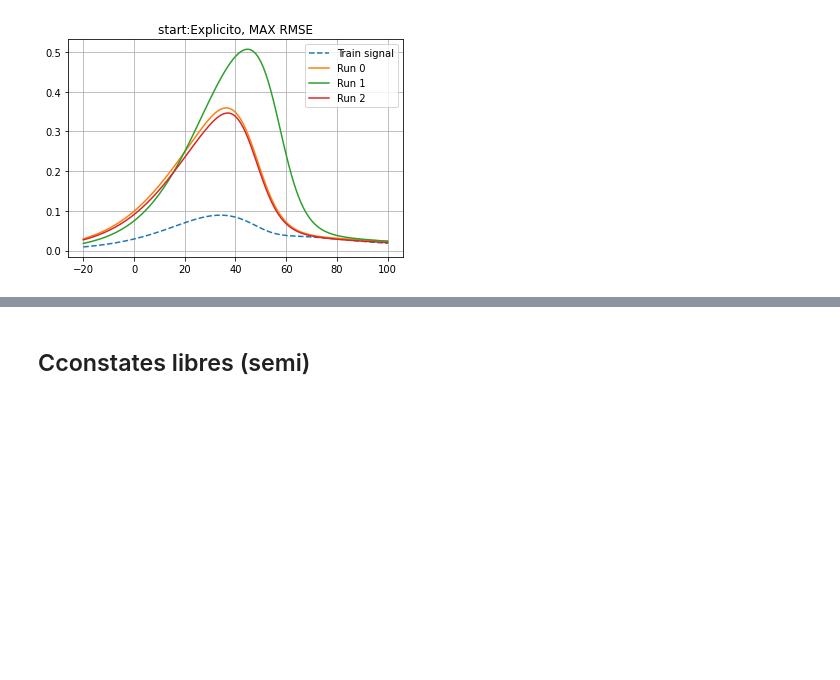
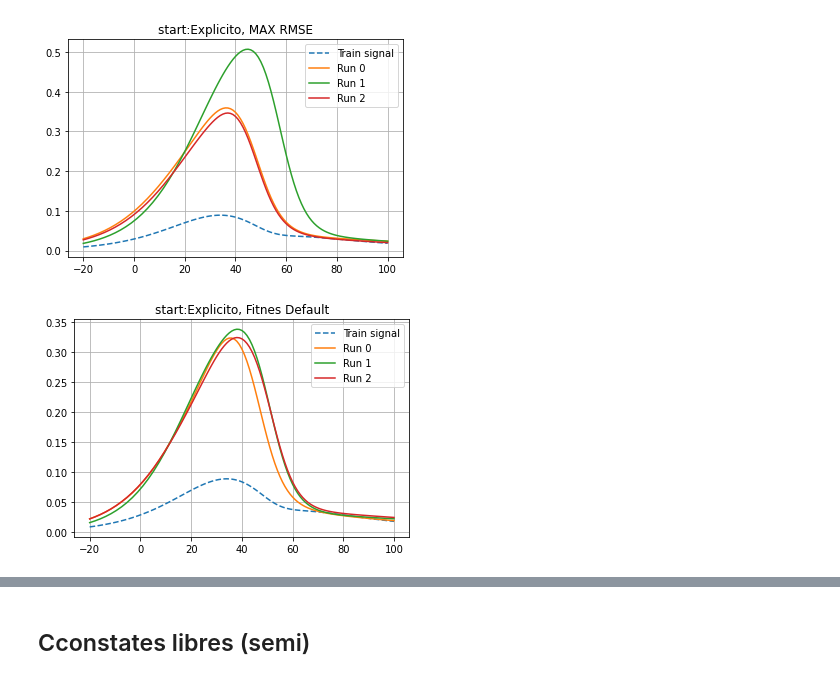
Before and after one commit to nfierroflo/Evolutionary-computation, a Jupyter notebook: evolutivacompletoc1.ipynb, the cells around one changed output, grey strips where cells are left out. Saved outputs shown, nothing was run; the diff lists cells and outputs as text; code cells hidden in the pictures; blank space fills up the shorter version.

```diff
--- a/evolutivacompletoc1.ipynb
+++ b/evolutivacompletoc1.ipynb
@@ -142,3 +142,11 @@ g2=lambda x: (0.428*(1-0.505*(x-59.5)/50.94)/(1+np.exp((26.1-x)/13.93)))*(1-sigm
 plotResult(t,Totalv3,g0(t),g1(t), g2(t),'Explicito, MAX RMSE')
 # %% [output]
 [figure]
+# %%
+g0=lambda x: (0.387*(1-0.459*(x-54.0)/43.68)/(1+np.exp((25.4-x)/13.41)))*(1-sigmoid(0.2*(x-(18.65+27.7))))+(sigmoid(0.2*(x-(07.07+23.5))))*(0.063*(1-0.277)*np.exp((50.69+25.5-x)/48.57)/(1+np.exp((22.9-x)/90.02)))
+g1=lambda x: (0.352*(1-0.391*(x-58.9)/36.90)/(1+np.exp((22.5-x)/11.63)))*(1-sigmoid(0.2*(x-(27.56+23.3))))+(sigmoid(0.2*(x-(00.06+37.9))))*(0.040*(1-0.059)*np.exp((53.40+59.2-x)/97.65)/(1+np.exp((50.9-59.56)/74.03)))
+g2=lambda x: (0.337*(1-0.802*(x-59.2)/80.27)/(1+np.exp((23.1-x)/13.25)))*(1-sigmoid(0.2*(x-(02.56+48.8))))+(sigmoid(0.2*(x-(09.87+20.0))))*(0.448*(1-0.856)*np.exp((11.93+45.9-x)/62.08)/(1+np.exp((42.5-x)/49.67)))
+
+plotResult(t,Totalv3,g0(t),g1(t), g2(t),'Explicito, Fitnes Default')
+# %% [output]
+[figure, added]
```
Also changed, not shown: parts of 3 cells of this notebook.
